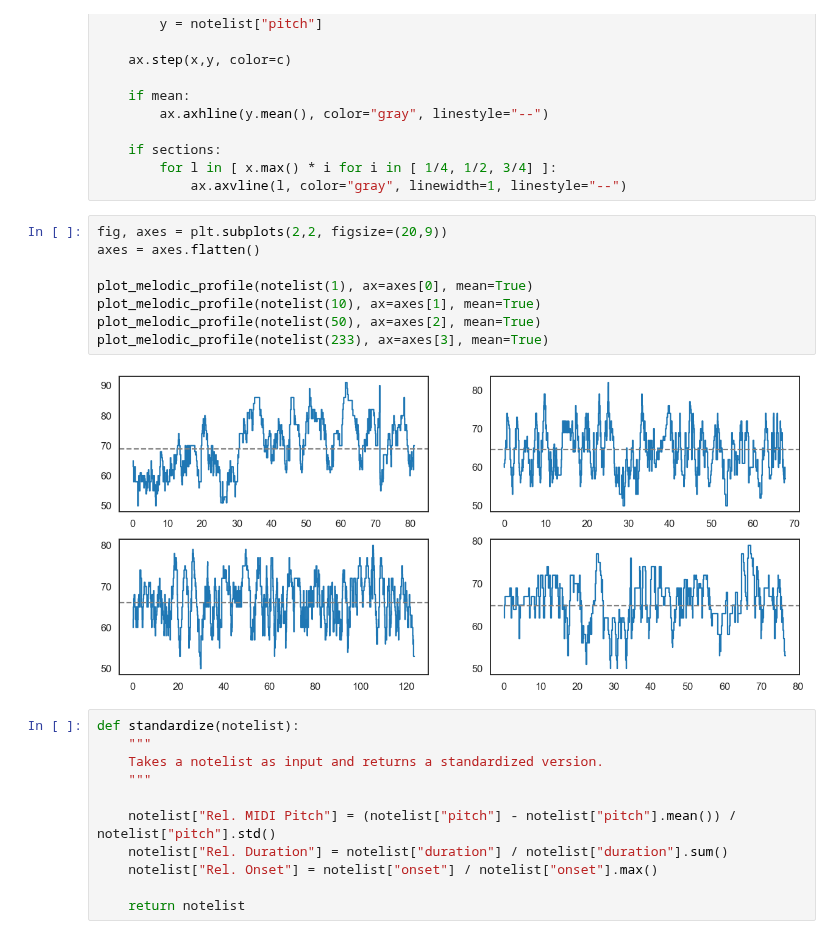
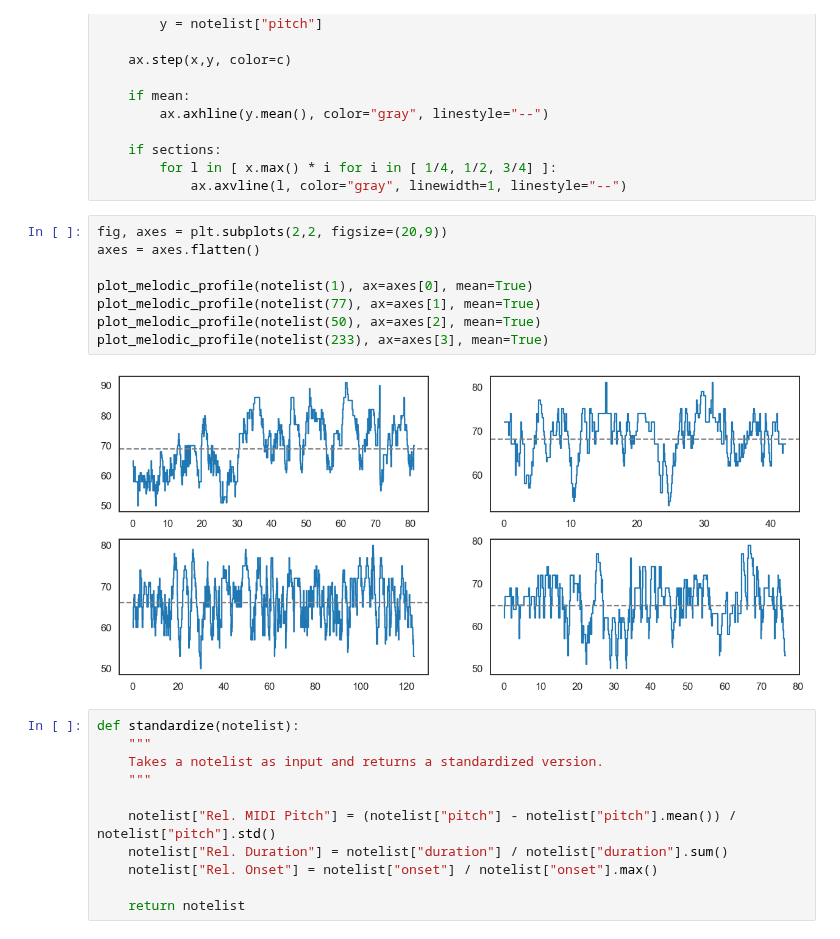
Before and after one commit to fabianmoss/intro-corpusmus, a Jupyter notebook: docs/source/04_jazz_solos.ipynb, the cells around one changed output. Saved outputs shown, nothing was run; the diff lists cells and outputs as text.

```diff
--- a/docs/source/04_jazz_solos.ipynb
+++ b/docs/source/04_jazz_solos.ipynb
@@ -189,13 +197,13 @@ def plot_melodic_profile(notelist, ax=None, c=None, mean=False, Z=False, section
 # %%
 fig, axes = plt.subplots(2,2, figsize=(20,9))
 axes = axes.flatten()
 
 plot_melodic_profile(notelist(1), ax=axes[0], mean=True)
-plot_melodic_profile(notelist(10), ax=axes[1], mean=True)
+plot_melodic_profile(notelist(77), ax=axes[1], mean=True)
 plot_melodic_profile(notelist(50), ax=axes[2], mean=True)
 plot_melodic_profile(notelist(233), ax=axes[3], mean=True)
 # %% [output]
-[figure, old version]
+[figure, new version]
 # %%
 def standardize(notelist):
     """
```
Also changed, not shown: parts of 14 cells of this notebook, 4 other files.
